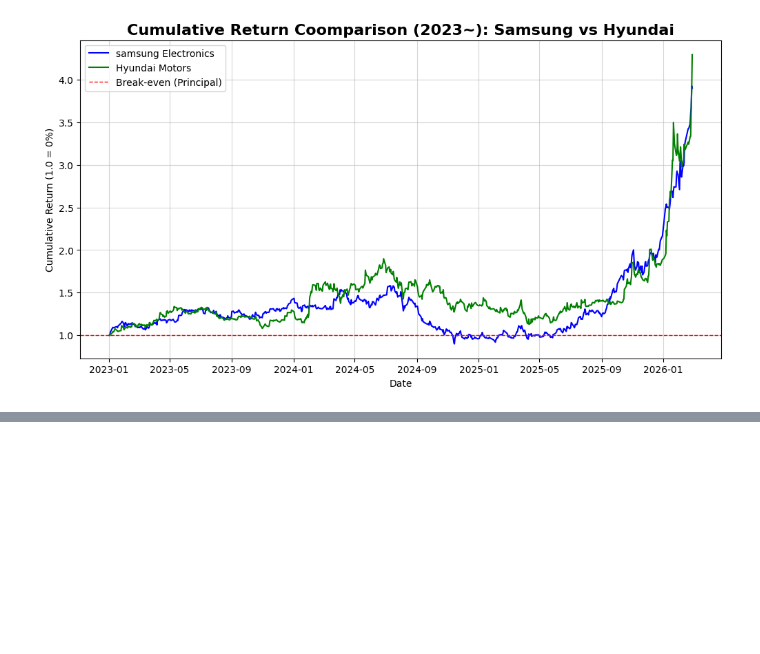
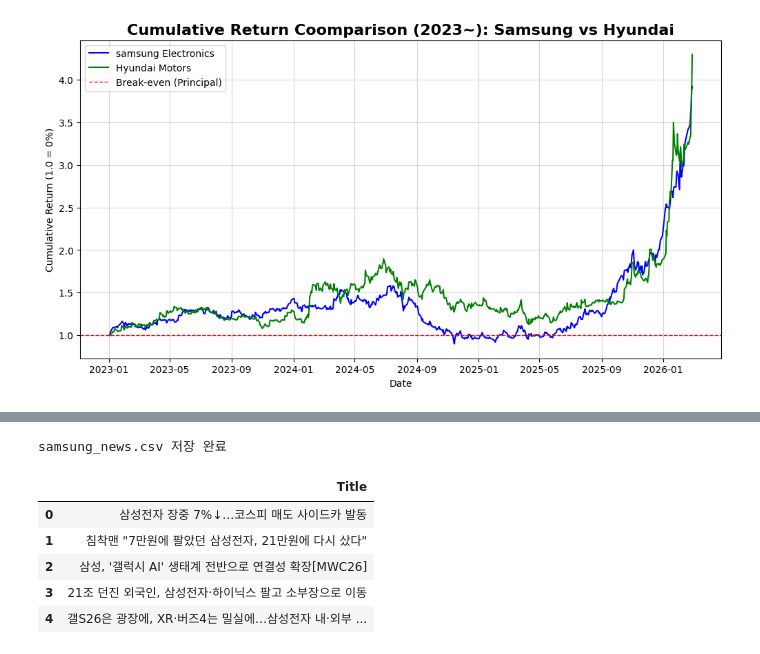
Before and after one commit to dltpgh6021/FinTech_AI_Project, a Jupyter notebook: notebooks/practice.ipynb, the cells around one changed output, grey strips where cells are left out. Cells and saved outputs as stored; diff of their text form; code cells hidden in the pictures; blank space fills up the shorter version.

```diff
--- a/notebooks/practice.ipynb
+++ b/notebooks/practice.ipynb
@@ -147,0 +229,30 @@ plt.show()
+# %%
+import pandas as pd
+
+# 1. 뉴스 제목을 담을 리스트 준비
+news_list = []
+
+# 2. 추출한 제목들을 바구니에 담기
+for title in titles[:10]:
+    clean_title = title.get_text().strip()
+    news_list.append(clean_title)
+
+# 3. 바구니에 담긴 데이터를 DataFrame로 변환
+df_news = pd.DataFrame(news_list, columns=['Title'])
+
+# 4. 내 컴퓨터에 csv로 저장
+# utf-8-sig를 넣어야 엑셀로 열었을 때 한글이 외계어로 안깨짐
+df_news.to_csv('samsung_news.csv', index=False, encoding='utf-8-sig')
+
+print('samsung_news.csv 저장 완료')
+
+# 5. 주피터 화면에서 head 출력
+df_news.head()
+# %% [output]
+samsung_news.csv 저장 완료
+|  | Title |
+| 0 | 삼성전자 장중 7%↓…코스피 매도 사이드카 발동 |
+| 1 | 침착맨 "7만원에 팔았던 삼성전자, 21만원에 다시 샀다" |
+| 2 | 삼성, '갤럭시 AI' 생태계 전반으로 연결성 확장[MWC26] |
+| 3 | 21조 던진 외국인, 삼성전자·하이닉스 팔고 소부장으로 이동 |
+| 4 | 갤S26은 광장에, XR·버즈4는 밀실에…삼성전자 내·외부 ... |
```
Also changed, not shown: parts of 2 cells of this notebook, 6 other files.
